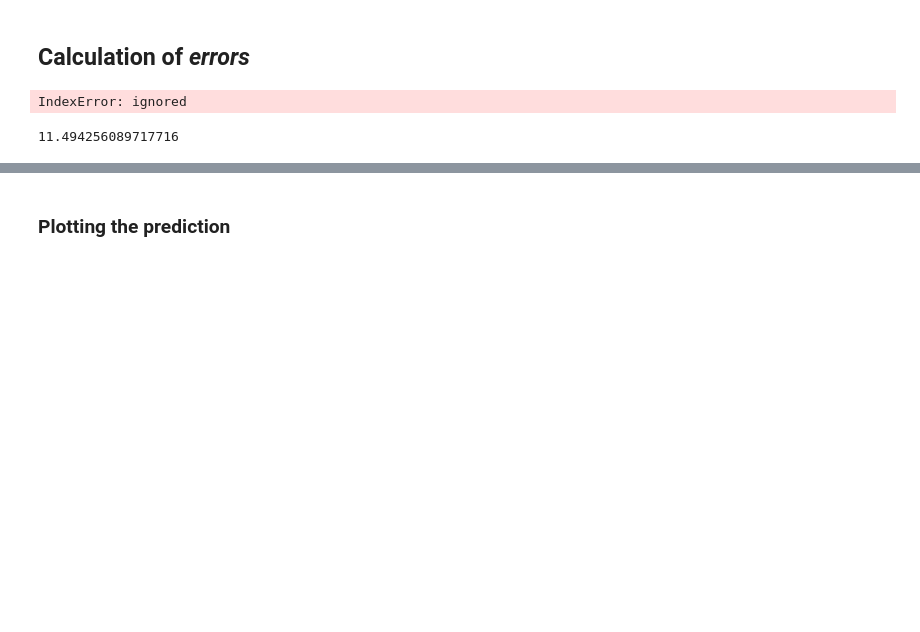
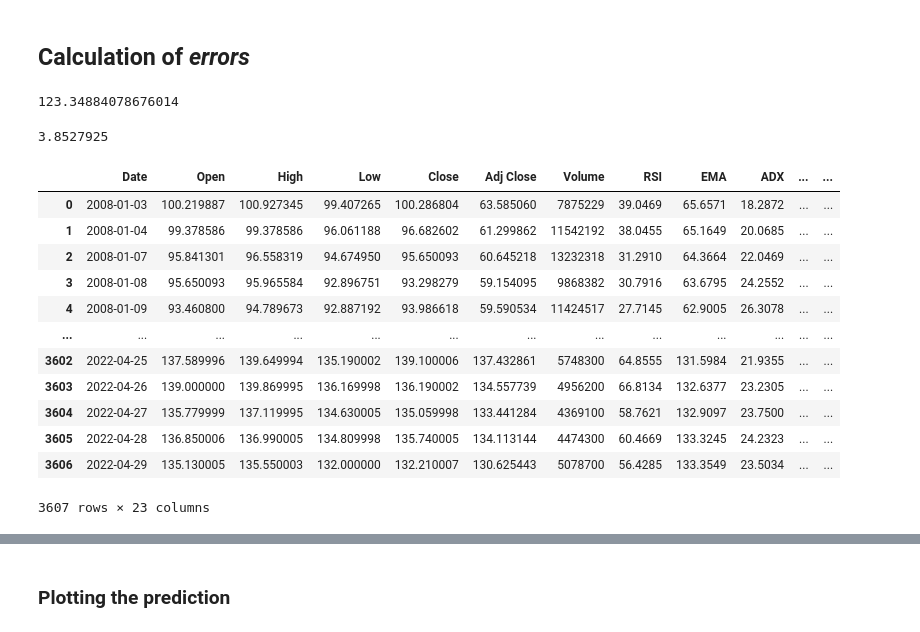
Before and after one commit to akshat-020/Stock-Prediction, a Jupyter notebook: stock_prediction_1.ipynb, the cells around one changed output, grey strips where cells are left out. Saved outputs shown, nothing was run; the diff lists cells and outputs as text; code cells hidden in the pictures; blank space fills up the shorter version.

```diff
--- a/stock_prediction_1.ipynb
+++ b/stock_prediction_1.ipynb
@@ -601,15 +578,29 @@ TensorShape([612, 10, 1])
 # %% [markdown]
 ## Calculation of *errors*
-# %%
-import math
-from sklearn.metrics import mean_squared_error
-err=0
-for i in range(horizon):
-  err=err+(math.sqrt(mean_squared_error(test_predict[:,i,:],vali_y[:,i,:])))**2
-err=math.sqrt(err)
-# %% [output]
-IndexError: ignored
-# %%
-math.sqrt(mean_squared_error(test_predict,vali_y[:,:,0]))
-# %% [output]
-11.494256089717716
+# %%
+import math
+from sklearn import metrics
+math.sqrt(metrics.mean_squared_error(pred_Inverse,x))
+# %% [output]
+123.34884078676014
+# %%
+meanpercenterr=tf.keras.losses.MeanAbsolutePercentageError()
+meanpercenterr(x_inverse, pred_Inverse).numpy()
+# %% [output]
+3.8527925
+# %%
+data_IBM
+# %% [output]
+|  | Date | Open | High | Low | Close | Adj Close | Volume | RSI | EMA | ADX | ... | ... |
+| 0 | 2008-01-03 | 100.219887 | 100.927345 | 99.407265 | 100.286804 | 63.585060 | 7875229 | 39.0469 | 65.6571 | 18.2872 | ... | ... |
+| 1 | 2008-01-04 | 99.378586 | 99.378586 | 96.061188 | 96.682602 | 61.299862 | 11542192 | 38.0455 | 65.1649 | 20.0685 | ... | ... |
+| 2 | 2008-01-07 | 95.841301 | 96.558319 | 94.674950 | 95.650093 | 60.645218 | 13232318 | 31.2910 | 64.3664 | 22.0469 | ... | ... |
+| 3 | 2008-01-08 | 95.650093 | 95.965584 | 92.896751 | 93.298279 | 59.154095 | 9868382 | 30.7916 | 63.6795 | 24.2552 | ... | ... |
+| 4 | 2008-01-09 | 93.460800 | 94.789673 | 92.887192 | 93.986618 | 59.590534 | 11424517 | 27.7145 | 62.9005 | 26.3078 | ... | ... |
+| ... | ... | ... | ... | ... | ... | ... | ... | ... | ... | ... | ... | ... |
+| 3602 | 2022-04-25 | 137.589996 | 139.649994 | 135.190002 | 139.100006 | 137.432861 | 5748300 | 64.8555 | 131.5984 | 21.9355 | ... | ... |
+| 3603 | 2022-04-26 | 139.000000 | 139.869995 | 136.169998 | 136.190002 | 134.557739 | 4956200 | 66.8134 | 132.6377 | 23.2305 | ... | ... |
+| 3604 | 2022-04-27 | 135.779999 | 137.119995 | 134.630005 | 135.059998 | 133.441284 | 4369100 | 58.7621 | 132.9097 | 23.7500 | ... | ... |
+| 3605 | 2022-04-28 | 136.850006 | 136.990005 | 134.809998 | 135.740005 | 134.113144 | 4474300 | 60.4669 | 133.3245 | 24.2323 | ... | ... |
+| 3606 | 2022-04-29 | 135.130005 | 135.550003 | 132.000000 | 132.210007 | 130.625443 | 5078700 | 56.4285 | 133.3549 | 23.5034 | ... | ... |
+3607 rows × 23 columns
```
Also changed, not shown: parts of 45 cells of this notebook.
